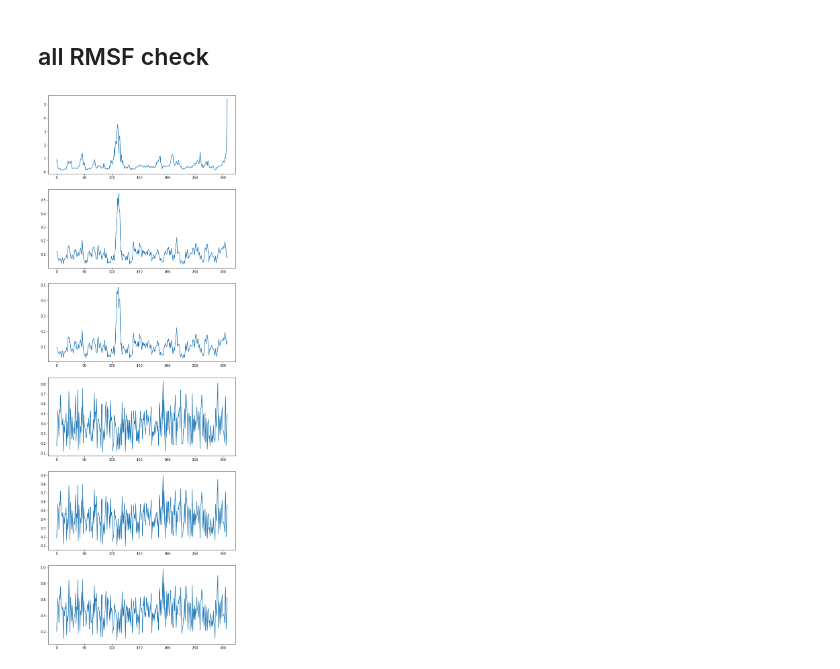
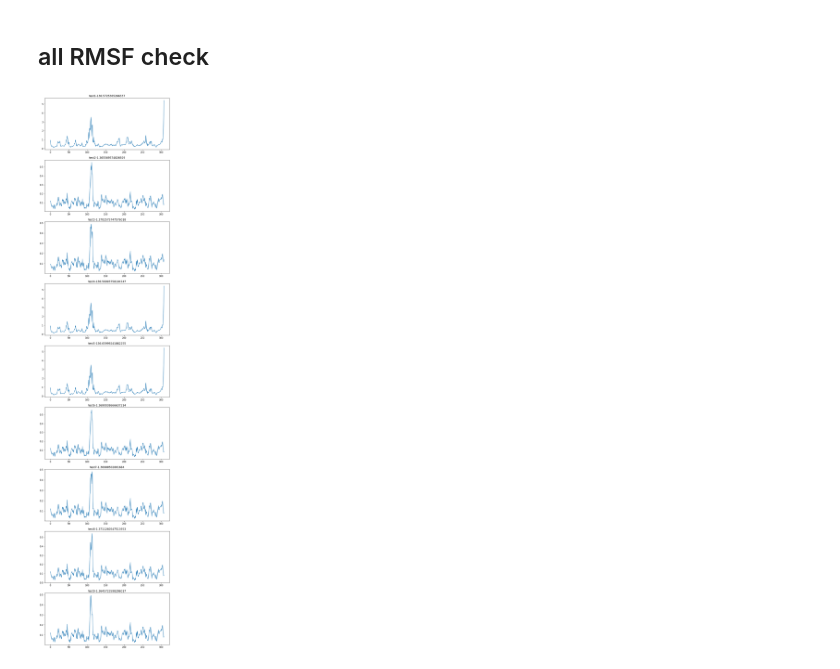
Before and after one commit to ShimeiYago/force-prediction, a Jupyter notebook: 06-analysis.ipynb, the cells around one changed output. Cells and saved outputs as stored; diff of their text form; code cells hidden in the pictures.

```diff
--- a/06-analysis.ipynb
+++ b/06-analysis.ipynb
@@ -37,13 +37,15 @@ np.argmax(rmsf)
 # %% [markdown]
 ## all RMSF check
 # %%
-N = 6
+N = 9
 fig = plt.figure(figsize=(10, 5*N))
 for i in range(1, N+1):
     ax = fig.add_subplot(N, 1, i)
     fp = f"remote-workspace/04-simulate/test{i}.npy"
     arr = np.load(fp)[:, ARRANGED_INDECES, :]
+    T = np.sum(np.square(arr[1:] - arr[:-1]))
+    ax.set_title(f"test{i}-{T}")
     rmsf = np.mean(np.sqrt(np.sum(np.square(arr - arr[0]), axis=2)), axis=0)[l:u]
     ax.plot(rmsf)
 # %% [output]
-[figure, old version]
+[figure, new version]
```
Also changed, not shown: parts of 2 cells of this notebook, 1 other file.
